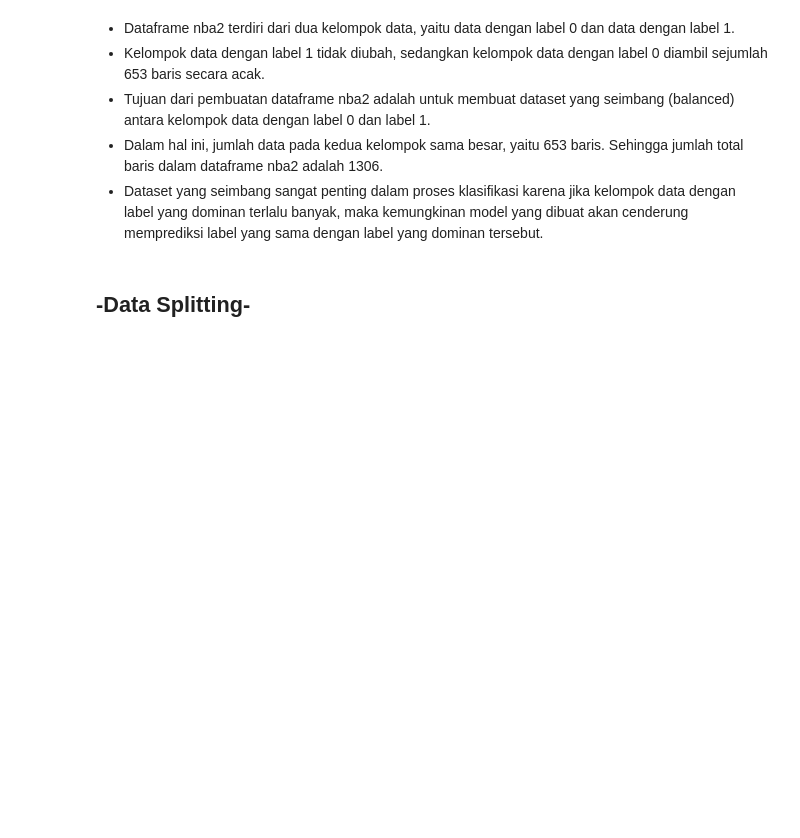
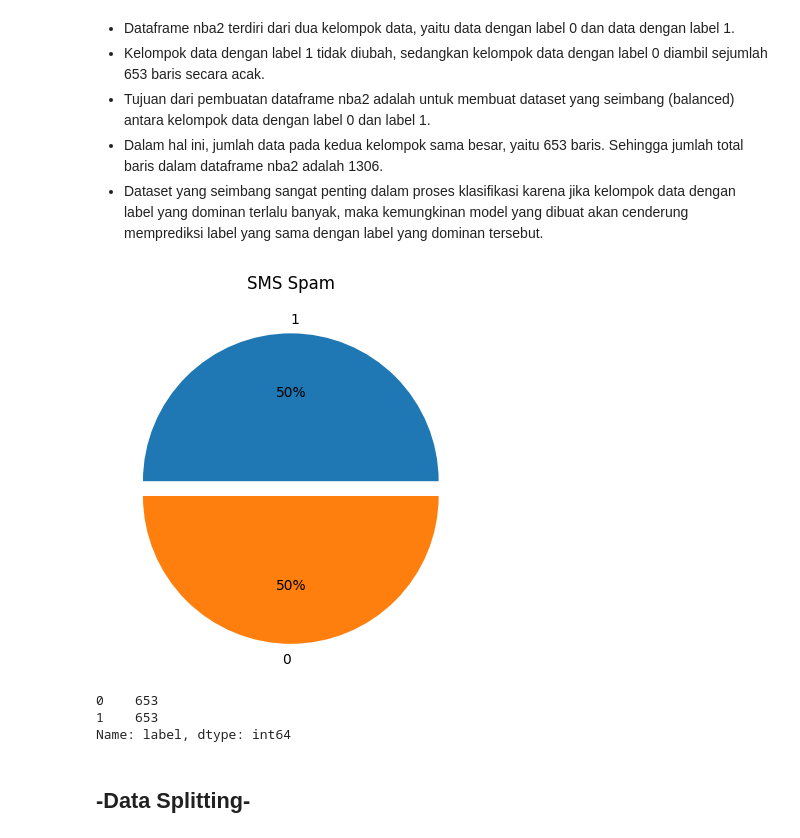
Before and after one commit to dayuima/sms_spam_prediction_nlp, a Jupyter notebook: h8dsft_P2M2_dayuima.ipynb, the cells around one changed output. Cells and saved outputs as stored; diff of their text form; code cells hidden in the pictures; blank space fills up the shorter version.

```diff
--- a/h8dsft_P2M2_dayuima.ipynb
+++ b/h8dsft_P2M2_dayuima.ipynb
@@ -373,6 +591,18 @@ nba2.shape
 - Tujuan dari pembuatan dataframe nba2 adalah untuk membuat dataset yang seimbang (balanced) antara kelompok data dengan label 0 dan label 1.
 - Dalam hal ini, jumlah data pada kedua kelompok sama besar, yaitu 653 baris. Sehingga jumlah total baris dalam dataframe nba2 adalah 1306.
 - Dataset yang seimbang sangat penting dalam proses klasifikasi karena jika kelompok data dengan label yang dominan terlalu banyak, maka kemungkinan model yang dibuat akan cenderung memprediksi label yang sama dengan label yang dominan tersebut.
+# %%
+plt.pie(nba2['label'].value_counts(),labels = [1,0], autopct='%.0f%%', explode=[0,0.1])
+plt.title('SMS Spam')
+plt.show()
+# %% [output]
+[figure, added]
+# %%
+nba2.label.value_counts().sort_values(ascending = False)
+# %% [output]
+0    653
+1    653
+Name: label, dtype: int64
 # %% [markdown]
 ## -Data Splitting-
 # %%
```
Also changed, not shown: parts of 55 cells of this notebook, 1 other file.
